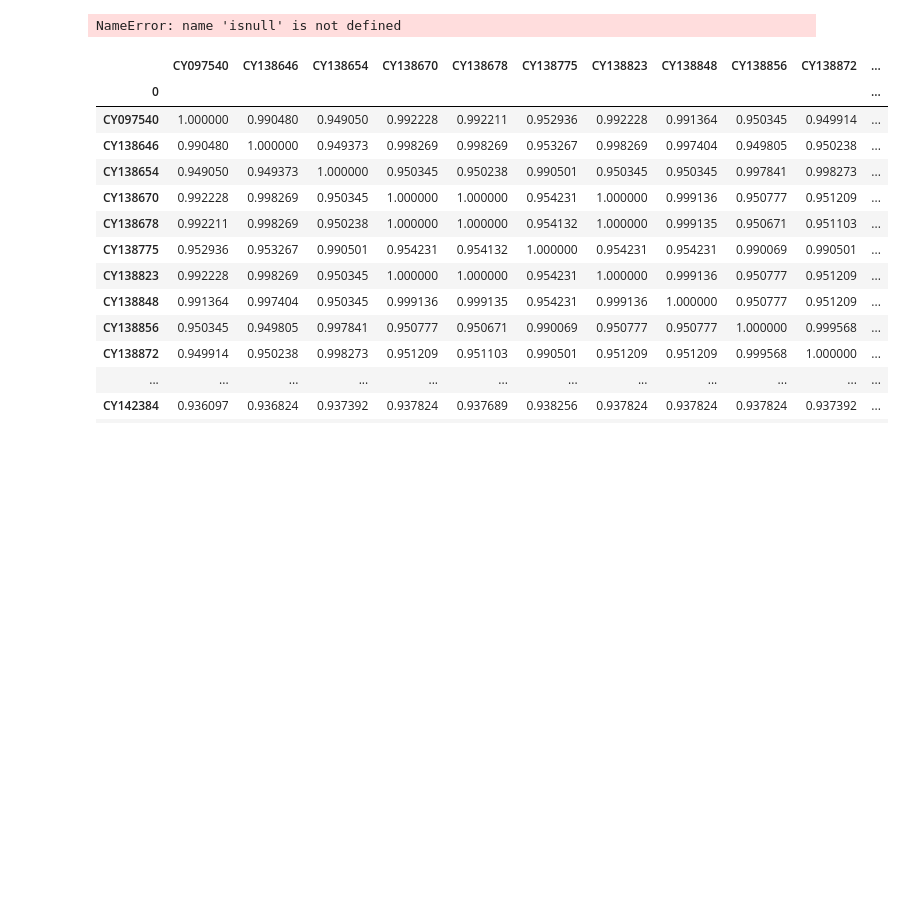
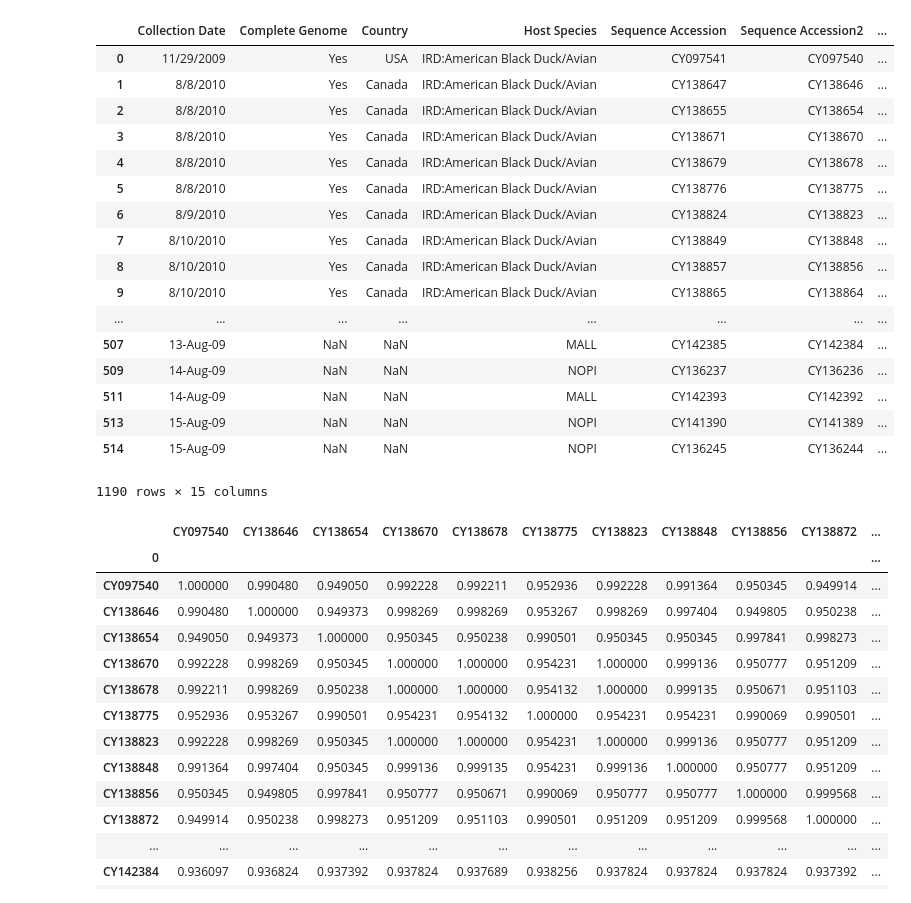
Before and after one commit to runstadler-lab/Minto-SeqTrack-Analysis, a Jupyter notebook: 2.1 - Establish Segment Transmissions based on Min of Min PWI.ipynb, the cells around one changed output. Cells and saved outputs as stored; diff of their text form; code cells hidden in the pictures; blank space fills up the shorter version.

```diff
--- a/2.1 - Establish Segment Transmissions based on Min of Min PWI.ipynb
+++ b/2.1 - Establish Segment Transmissions based on Min of Min PWI.ipynb
@@ -6,27 +6,30 @@ segment = 3
 # %%
 segnums = [0, '', '2', '3', '4', '5', '6', '7', '8']
 data = pd.read_csv('Raw Data/20140211 Minto and North America Combined.csv', index_col=0)
 data = data[(data['Host Species'] != "IRD:Human") & (data['Host Species'] != "IRD:Swine")]
 len(data)
 # data[['Sequence Accession%s' % segnums[segment], 'Strain Name']]
 
 data
-
-for row in data.iterrows():
-    strain_name = row[1]['Strain Name'].split('(')
-
-    if row[1]['Subtype'] and len(strain_name) == 2:
-        row[1]['Subtype'] = strain_name[1].split(')')[0]
-
-#     if len(strain_name) > 1:
-#         print strain_name
-    row[1]['Strain Name'] = strain_name[0]
-data.to_csv('Raw Data/20140211 Minto and North America Combined Name Cleaned.csv')
-
-
-data
 # %% [output]
+|  | Collection Date | Complete Genome | Country | Host Species | Sequence Accession | Sequence Accession2 | ... |
+| 0 | 11/29/2009 | Yes | USA | IRD:American Black Duck/Avian | CY097541 | CY097540 | ... |
+| 1 | 8/8/2010 | Yes | Canada | IRD:American Black Duck/Avian | CY138647 | CY138646 | ... |
+| 2 | 8/8/2010 | Yes | Canada | IRD:American Black Duck/Avian | CY138655 | CY138654 | ... |
+| 3 | 8/8/2010 | Yes | Canada | IRD:American Black Duck/Avian | CY138671 | CY138670 | ... |
+| 4 | 8/8/2010 | Yes | Canada | IRD:American Black Duck/Avian | CY138679 | CY138678 | ... |
+| 5 | 8/8/2010 | Yes | Canada | IRD:American Black Duck/Avian | CY138776 | CY138775 | ... |
+| 6 | 8/9/2010 | Yes | Canada | IRD:American Black Duck/Avian | CY138824 | CY138823 | ... |
+| 7 | 8/10/2010 | Yes | Canada | IRD:American Black Duck/Avian | CY138849 | CY138848 | ... |
+| 8 | 8/10/2010 | Yes | Canada | IRD:American Black Duck/Avian | CY138857 | CY138856 | ... |
+| 9 | 8/10/2010 | Yes | Canada | IRD:American Black Duck/Avian | CY138865 | CY138864 | ... |
+| ... | ... | ... | ... | ... | ... | ... | ... |
+| 507 | 13-Aug-09 | NaN | NaN | MALL | CY142385 | CY142384 | ... |
+| 509 | 14-Aug-09 | NaN | NaN | NOPI | CY136237 | CY136236 | ... |
+| 511 | 14-Aug-09 | NaN | NaN | MALL | CY142393 | CY142392 | ... |
+| 513 | 15-Aug-09 | NaN | NaN | NOPI | CY141390 | CY141389 | ... |
+| 514 | 15-Aug-09 | NaN | NaN | NOPI | CY136245 | CY136244 | ... |
-NameError: name 'isnull' is not defined
+1190 rows × 15 columns
 # %%
 affmat = pd.read_csv('2.0 - Affmats/Segment %d Affmat.csv' % segment, skiprows=[0], header=None, index_col=0)
 affmat.columns = affmat.index
```
Also changed, not shown: parts of 1 cell of this notebook, 38 other files.
